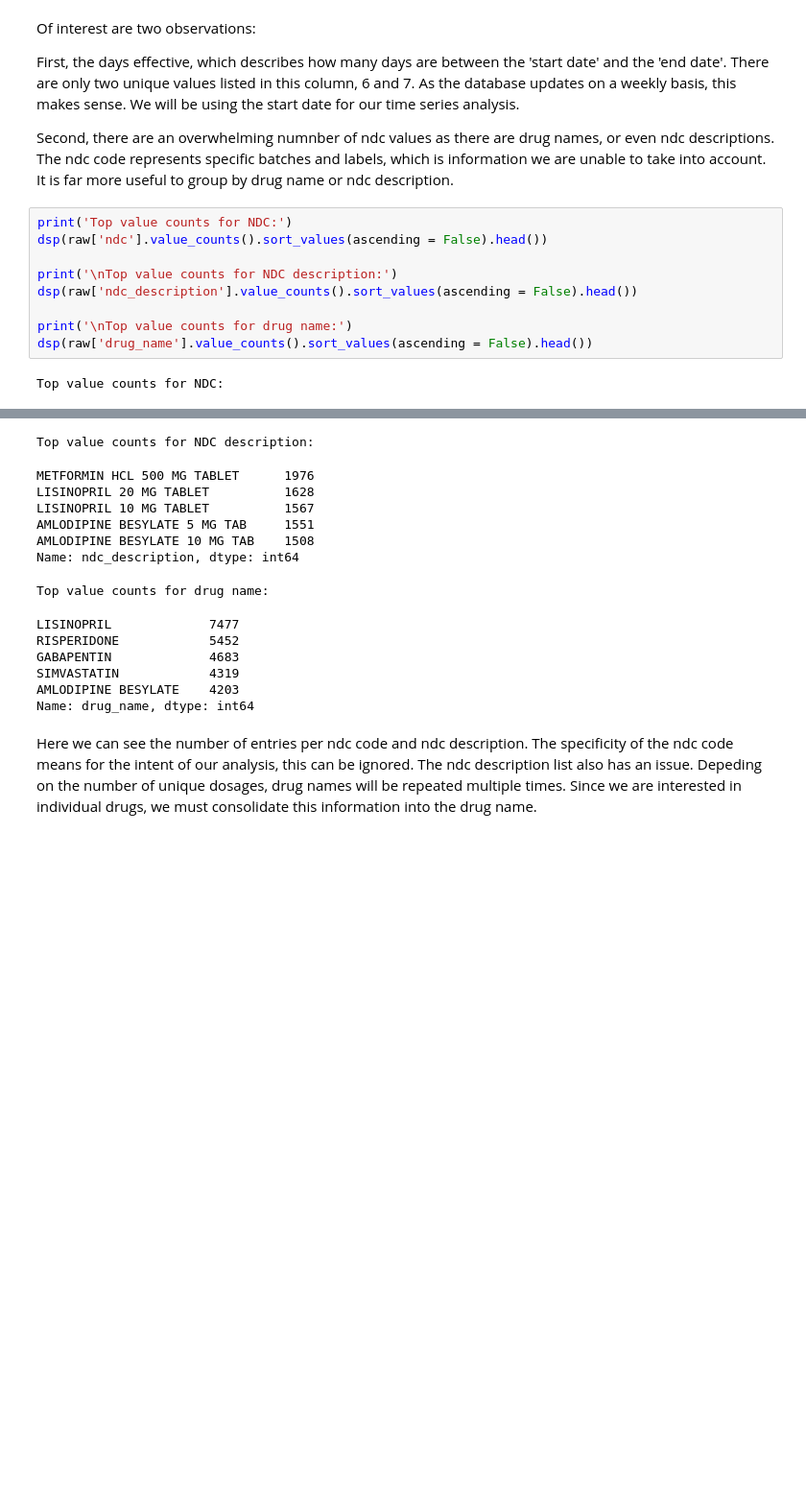
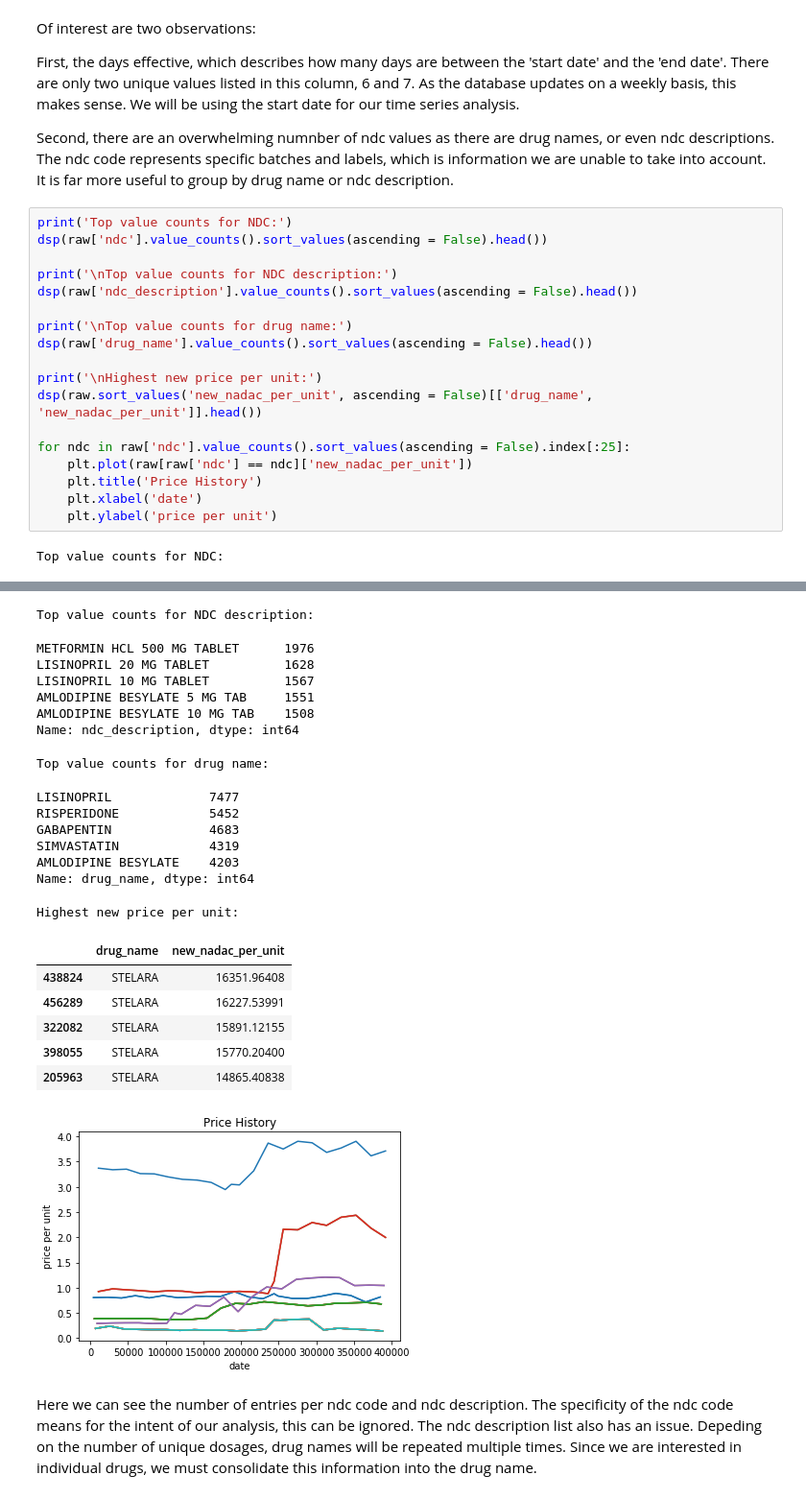
Before and after one commit to Cervantes92/drug-prices, a Jupyter notebook: main.ipynb, the cells around one changed output, grey strips where cells are left out. Shown at 96% size. Saved outputs shown, nothing was run; the diff lists cells and outputs as text; blank space fills up the shorter version.

```diff
--- a/main.ipynb
+++ b/main.ipynb
@@ -257,5 +262,14 @@ dsp(raw['ndc_description'].value_counts().sort_values(ascending = False).head())
 
 print('\nTop value counts for drug name:')
 dsp(raw['drug_name'].value_counts().sort_values(ascending = False).head())
+
+print('\nHighest new price per unit:')
+dsp(raw.sort_values('new_nadac_per_unit', ascending = False)[['drug_name', 'new_nadac_per_unit']].head())
+
+for ndc in raw['ndc'].value_counts().sort_values(ascending = False).index[:25]:
+    plt.plot(raw[raw['ndc'] == ndc]['new_nadac_per_unit'])
+    plt.title('Price History')
+    plt.xlabel('date')
+    plt.ylabel('price per unit')
 # %% [output]
 Top value counts for NDC:
@@ -267,18 +281,26 @@ Top value counts for NDC:
 Name: ndc, dtype: int64
 Top value counts for NDC description:
 METFORMIN HCL 500 MG TABLET      1976
 LISINOPRIL 20 MG TABLET          1628
 LISINOPRIL 10 MG TABLET          1567
 AMLODIPINE BESYLATE 5 MG TAB     1551
 AMLODIPINE BESYLATE 10 MG TAB    1508
 Name: ndc_description, dtype: int64
 Top value counts for drug name:
 LISINOPRIL             7477
 RISPERIDONE            5452
 GABAPENTIN             4683
 SIMVASTATIN            4319
 AMLODIPINE BESYLATE    4203
 Name: drug_name, dtype: int64
+Highest new price per unit:
+|  | drug_name | new_nadac_per_unit |
+| 438824 | STELARA | 16351.96408 |
+| 456289 | STELARA | 16227.53991 |
+| 322082 | STELARA | 15891.12155 |
+| 398055 | STELARA | 15770.20400 |
+| 205963 | STELARA | 14865.40838 |
+[figure, added]
 # %% [markdown]
 Here we can see the number of entries per ndc code and ndc description. The specificity of the ndc code means for the intent of our analysis, this can be ignored. The ndc description list also has an issue. Depeding on the number of unique dosages, drug names will be repeated multiple times. Since we are interested in individual drugs, we must consolidate this information into the drug name.
 # %% [markdown]
```
Also changed, not shown: parts of 21 cells of this notebook, 2 other files.
